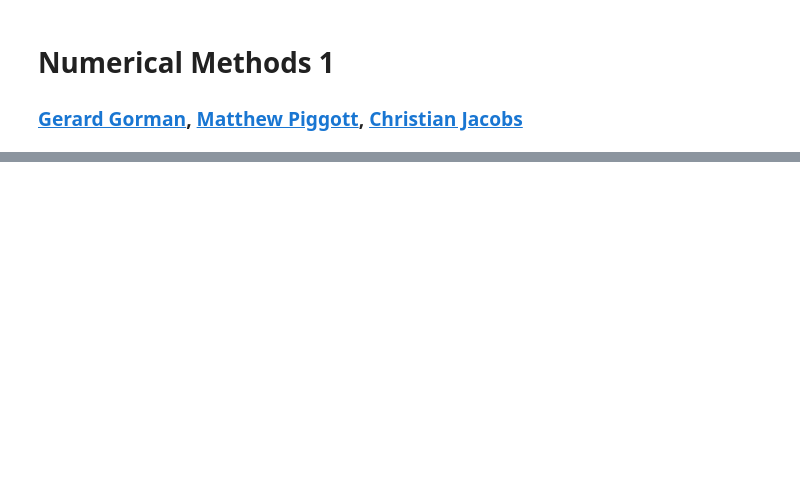
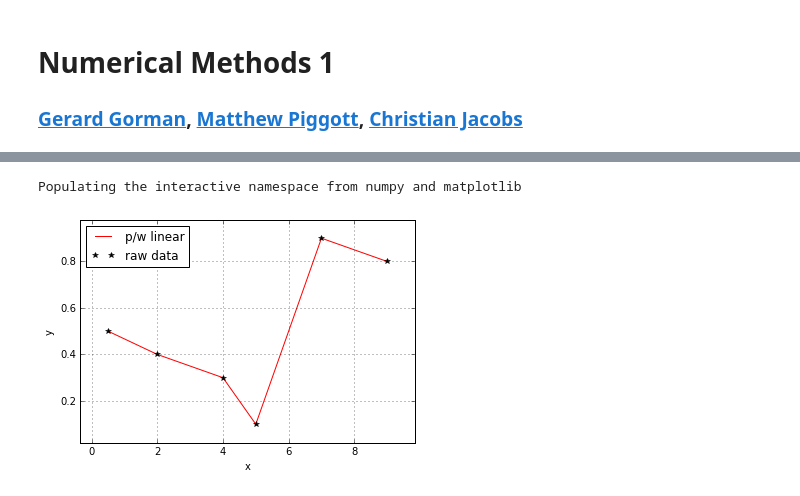
Before and after one commit to ggorman/Numerical-methods-1, a Jupyter notebook: notebook/interpolation.ipynb, the cells around one changed output, grey strips where cells are left out. Saved outputs shown, nothing was run; the diff lists cells and outputs as text; code cells hidden in the pictures; blank space fills up the shorter version.

```diff
--- a/notebook/interpolation.ipynb
+++ b/notebook/interpolation.ipynb
@@ -131,0 +75,32 @@ Write some code to compute the root-mean-square error (RMSE) for each of the cir
+# %%
+%pylab inline
+
+# Invent some raw data
+x=numpy.array([0.5,2.0,4.0,5.0,7.0,9.0])
+y=numpy.array([0.5,0.4,0.3,0.1,0.9,0.8])
+
+# For clarity we are going to add a small margin to all the plots.
+pylab.margins(0.1)
+
+# We want to overlay a plot the raw data a few times so lets make this a function.
+def plot_raw_data(x,y):
+    # Plot the data as black stars
+    pylab.plot(x,y,'k*',label='raw data')
+    pylab.xlabel('x')
+    pylab.ylabel('y')
+    pylab.grid(True)
+
+# The simple plot function you used in Introduction to Programming last term
+# will show a piecewise-linear approximation:
+pylab.plot(x,y,'r',label='p/w linear')
+
+# Overlay raw data
+plot_raw_data(x,y)
+
+# Add a legend
+pylab.legend(loc='best')
+
+pylab.show()
+# %% [output]
+Populating the interactive namespace from numpy and matplotlib
+[figure, added]
```
Also changed, not shown: parts of 28 cells of this notebook.
